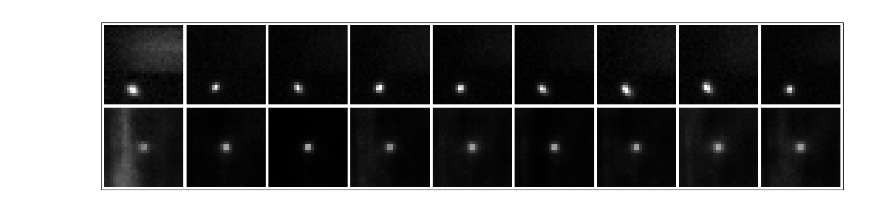
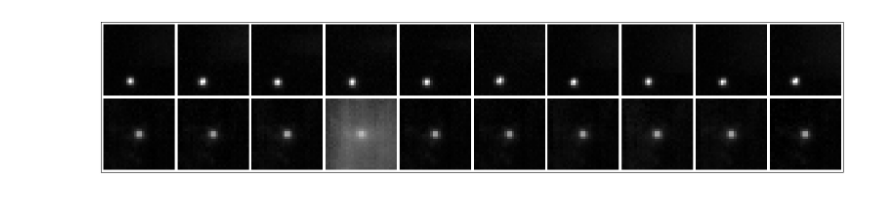
Before and after one commit to semtim/RB_ZTF, a Jupyter notebook: VAE.ipynb, the cells around one changed output. Drawn from its saved outputs; the diff is of its cells as text; code cells hidden in the pictures.

```diff
--- a/VAE.ipynb
+++ b/VAE.ipynb
@@ -422,6 +425,6 @@ plot_imgs(run_res['real'][0:9], run_res['reconstr'][0:9])
 # %%
 run_res = run_eval(encoder, decoder, imgs[:128], imgs_labels[:128], vae_pass_handler)
-mu, log_var = vae_split(run_res['latent'])
-plot_imgs(run_res['real'][0:9], run_res['reconstr'][0:9])
-# %% [output]
-[figure, removed]
+# %%
+plot_imgs(run_res['real'][10:20], run_res['reconstr'][10:20])
+# %% [output]
+[figure, added]
```
Also changed, not shown: parts of 4 cells of this notebook.
